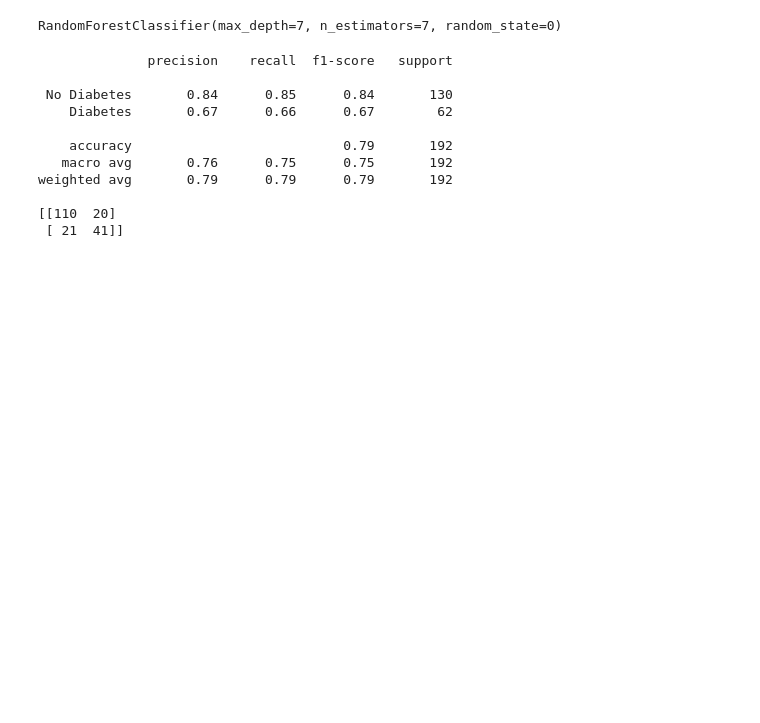
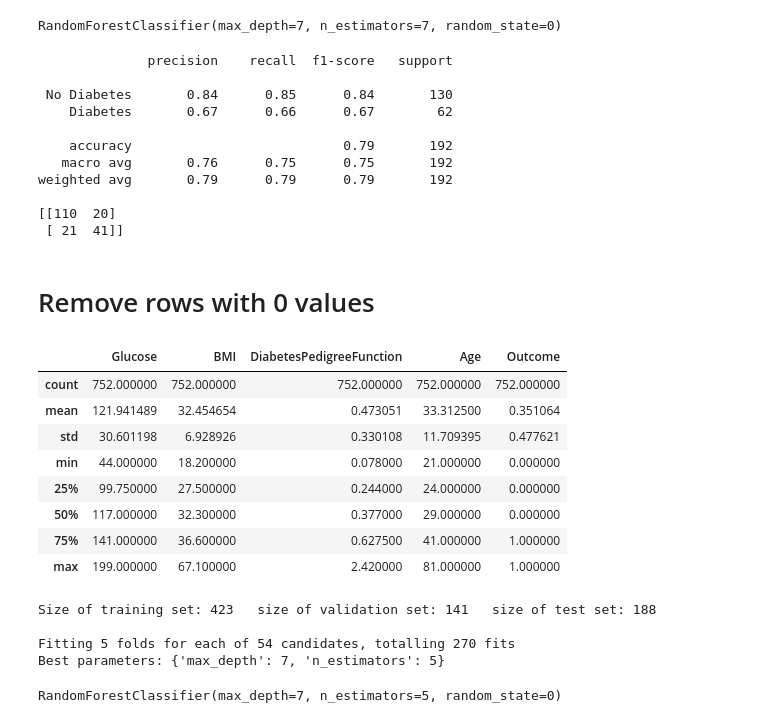
Before and after one commit to Timo4D/MachineLearning-SoSe2024, a Jupyter notebook: forest.ipynb, the cells around one changed output. Cells and saved outputs as stored; diff of their text form; code cells hidden in the pictures; blank space fills up the shorter version.

```diff
--- a/forest.ipynb
+++ b/forest.ipynb
@@ -182,3 +182,53 @@ weighted avg       0.79      0.79      0.79       192
 
 [[110  20]
  [ 21  41]]
+# %% [markdown]
+# Remove rows with 0 values
+# %%
+data_cleaned = data[(data['Glucose'] != 0) &
+                    (data['BMI'] != 0) &
+                    (data['DiabetesPedigreeFunction'] != 0) &
+                    (data['Age'] != 0)]
+
+data_cleaned_less = data_cleaned.drop(importance_df['Feature'].iloc[4:], axis=1)
+
+data_cleaned_less.describe()
+# %% [output]
+|  | Glucose | BMI | DiabetesPedigreeFunction | Age | Outcome |
+| count | 752.000000 | 752.000000 | 752.000000 | 752.000000 | 752.000000 |
+| mean | 121.941489 | 32.454654 | 0.473051 | 33.312500 | 0.351064 |
+| std | 30.601198 | 6.928926 | 0.330108 | 11.709395 | 0.477621 |
+| min | 44.000000 | 18.200000 | 0.078000 | 21.000000 | 0.000000 |
+| 25% | 99.750000 | 27.500000 | 0.244000 | 24.000000 | 0.000000 |
+| 50% | 117.000000 | 32.300000 | 0.377000 | 29.000000 | 0.000000 |
+| 75% | 141.000000 | 36.600000 | 0.627500 | 41.000000 | 1.000000 |
+| max | 199.000000 | 67.100000 | 2.420000 | 81.000000 | 1.000000 |
+# %%
+from sklearn.model_selection import train_test_split
+
+X_cleaned_trainval, X_cleaned_test, y_cleaned_trainval, y_cleaned_test = train_test_split(data_cleaned.drop('Outcome', axis=1), data_cleaned['Outcome'], random_state=0)
+
+X_cleaned_train, X_cleaned_valid, y_cleaned_train, y_cleaned_valid = train_test_split(X_cleaned_trainval, y_cleaned_trainval, random_state=0)
+
+print("Size of training set: {}   size of validation set: {}   size of test set:"
+      " {}\n".format(X_cleaned_train.shape[0], X_cleaned_valid.shape[0], X_cleaned_test.shape[0]))
+
+param_grid = {'n_estimators': range(1, 10),
+              'max_depth': [3, 5, 7, 9, 11, 13]}
+
+grid_search = GridSearchCV(RandomForestClassifier(random_state=0), param_grid, cv=5, scoring='f1',
+                           return_train_score=True, verbose=1, n_jobs=-1)
+grid_search.fit(X_cleaned_trainval, y_cleaned_trainval)
+
+print("Best parameters: {}".format(grid_search.best_params_))
+# %% [output]
+Size of training set: 423   size of validation set: 141   size of test set: 188
+
+Fitting 5 folds for each of 54 candidates, totalling 270 fits
+Best parameters: {'max_depth': 7, 'n_estimators': 5}
+# %%
+rf_clean = RandomForestClassifier(n_estimators=grid_search.best_params_['n_estimators'],
+                                         max_depth=grid_search.best_params_['max_depth'], random_state=0)
+rf_clean.fit(X_cleaned_trainval, y_cleaned_trainval)
+# %% [output]
+RandomForestClassifier(max_depth=7, n_estimators=5, random_state=0)
```
Also changed, not shown: parts of 3 cells of this notebook, 4 other files.
